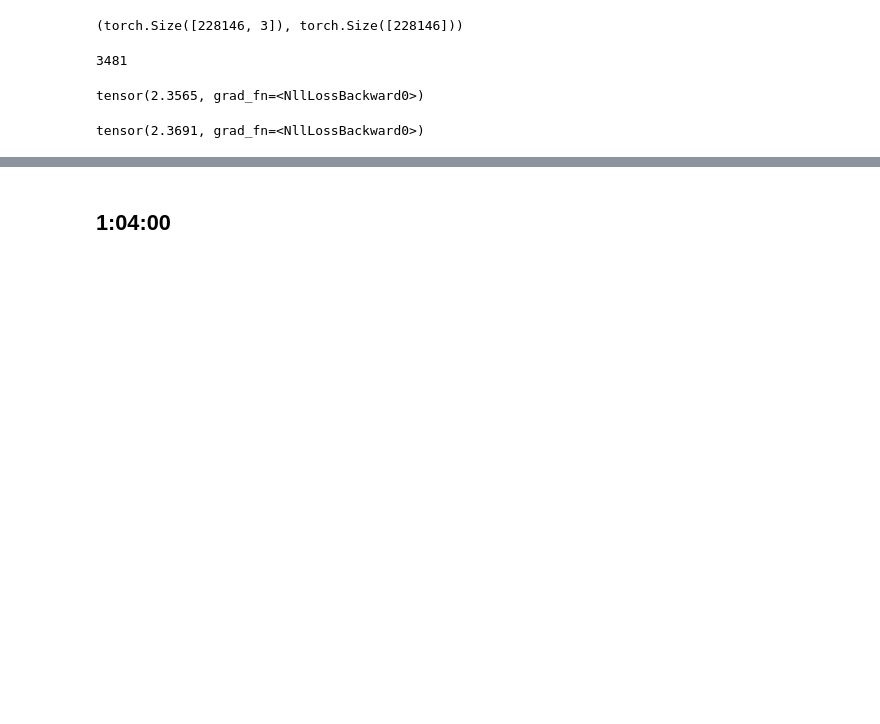
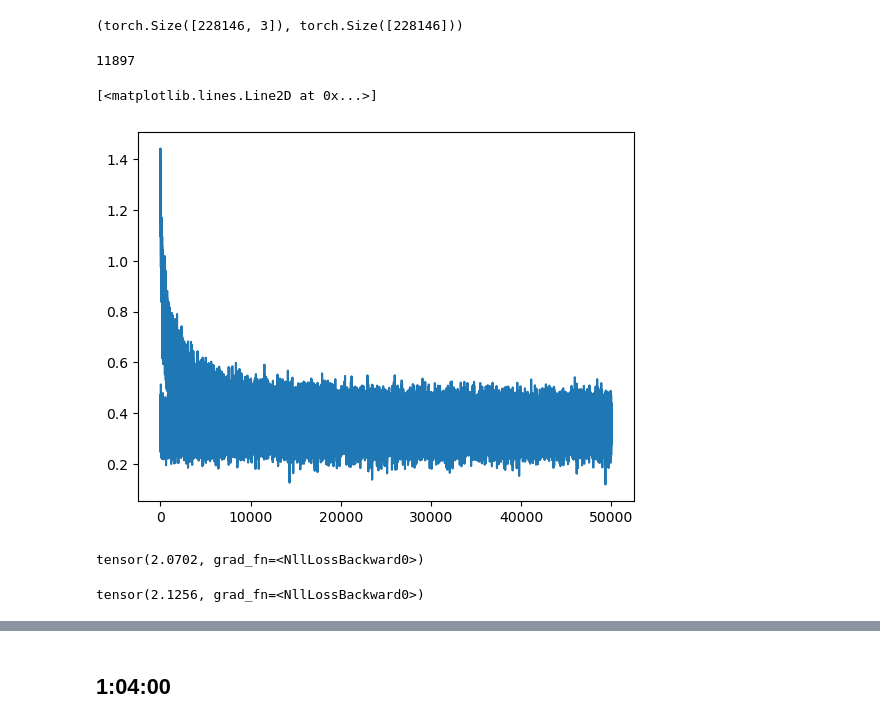
Before and after one commit to ssocolow/nn-zero-to-hero, a Jupyter notebook: lectures/makemore/vid2followingyay.ipynb, the cells around one changed output, grey strips where cells are left out. Saved outputs shown, nothing was run; the diff lists cells and outputs as text; code cells hidden in the pictures; blank space fills up the shorter version.

```diff
--- a/lectures/makemore/vid2followingyay.ipynb
+++ b/lectures/makemore/vid2followingyay.ipynb
@@ -138,35 +138,50 @@ X.shape, Y.shape
 (torch.Size([228146, 3]), torch.Size([228146]))
 # %%
 g = torch.Generator().manual_seed(2147483647)
-C = torch.randn((27,2), generator=g)
-W1 = torch.randn((6,300), generator=g)
-b1 = torch.randn(300, generator=g)
-W2 = torch.randn((300,27), generator=g)
+C = torch.randn((27,10), generator=g)
+W1 = torch.randn((30,200), generator=g)
+b1 = torch.randn(200, generator=g)
+W2 = torch.randn((200,27), generator=g)
 b2 = torch.randn(27, generator=g)
 parameters = [C, W1, b1, W2, b2]
 # %%
 sum(p.nelement() for p in parameters)
 # %% [output]
-3481
+11897
 # %%
 for p in parameters:
     p.requires_grad = True
 # %%
 lre = torch.linspace(-3, 0, 1000)
 lrs = 10**lre
+# %%
+lri = []
+lossi = []
+stepi = []
+
+from tqdm import tqdm
+
+ITERS = 200000
+def calcLr(i):
+    if i < 0.2 * ITERS:
+        return 0.2
+    if i < 0.3 * ITERS:
+        return 0.1
+    if i < 0.5 * ITERS:
+        return 0.05
+    if i < 0.7 * ITERS:
+        return 0.03
+    else:
+        return 0.01
 # %%
-lri = []
-lossi = []
-stepi = []
-
-for i in range(30000):
+for i in tqdm(range(ITERS)):
 
     # minibatch construct
     ix = torch.randint(0, Xtr.shape[0], (32,))
 
     # forward pass
     emb = C[Xtr[ix]] # (32, 3, 2)
-    h = torch.tanh(emb.view(-1,6) @ W1 + b1) # (32, 100)
+    h = torch.tanh(emb.view(-1,30) @ W1 + b1) # (32, 100)
     logits = h @ W2 + b2 # (32, 27)
     # counts = logits.exp()
     # prob = counts / counts.sum(1, keepdims=True)
@@ -179,16 +194,21 @@ for i in range(30000):
     loss.backward()
     # update
     # lr = lrs[i]
-    lr = 0.05
+    lr = calcLr(i)
     for p in parameters:
         p.data += -lr * p.grad
     # track stats
     # lri.append(lre[i])
     stepi.append(i)
-    lossi.append(loss.item())
+    lossi.append(loss.log10().item())
+# %%
+plt.plot(stepi, lossi)
+# %% [output]
+[<matplotlib.lines.Line2D at 0x...>]
+[figure, added]
 # %%
 emb = C[Xtr] # (32, 3, 2)
-h = torch.tanh(emb.view(-1,6) @ W1 + b1) # (32, 100)
+h = torch.tanh(emb.view(-1,30) @ W1 + b1) # (32, 100)
 logits = h @ W2 + b2 # (32, 27)
 # counts = logits.exp()
 # prob = counts / counts.sum(1, keepdims=True)
@@ -196,10 +216,10 @@ logits = h @ W2 + b2 # (32, 27)
 loss = F.cross_entropy(logits, Ytr)
 loss
 # %% [output]
-tensor(2.3565, grad_fn=<NllLossBackward0>)
+tensor(2.0702, grad_fn=<NllLossBackward0>)
 # %%
 emb = C[Xdev] # (32, 3, 2)
-h = torch.tanh(emb.view(-1,6) @ W1 + b1) # (32, 100)
+h = torch.tanh(emb.view(-1,30) @ W1 + b1) # (32, 100)
 logits = h @ W2 + b2 # (32, 27)
 # counts = logits.exp()
 # prob = counts / counts.sum(1, keepdims=True)
@@ -207,4 +227,4 @@ logits = h @ W2 + b2 # (32, 27)
 loss = F.cross_entropy(logits, Ydev)
 loss
 # %% [output]
-tensor(2.3691, grad_fn=<NllLossBackward0>)
+tensor(2.1256, grad_fn=<NllLossBackward0>)
```
Also changed, not shown: parts of 7 cells of this notebook.
